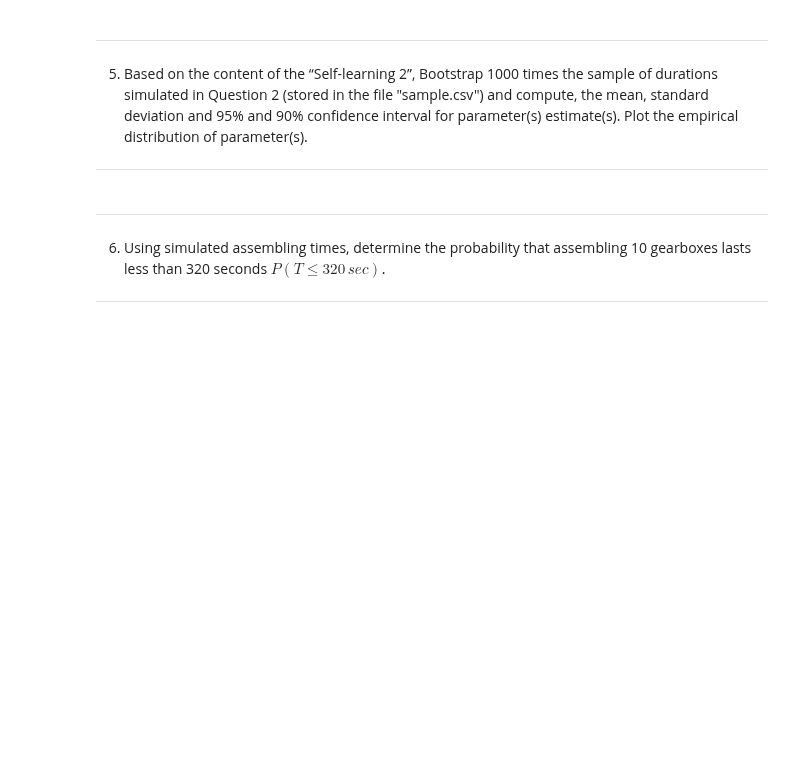
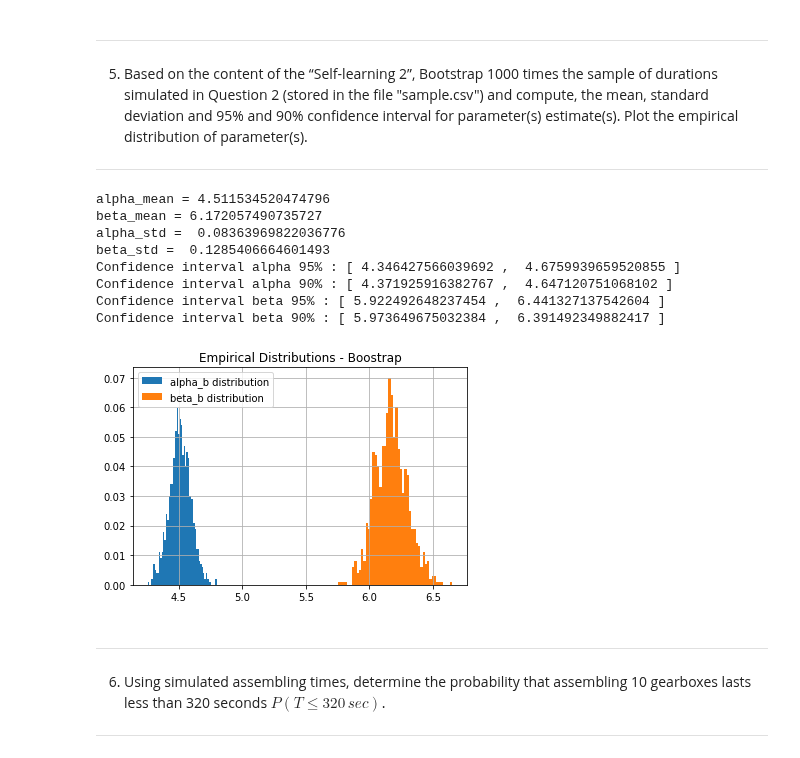
Before and after one commit to evandieren/Statistics-and-Data-Science-LEPL1109, a Jupyter notebook: Hackathon1.ipynb, the cells around one changed output. Saved outputs shown, nothing was run; the diff lists cells and outputs as text; code cells hidden in the pictures; blank space fills up the shorter version.

```diff
--- a/Hackathon1.ipynb
+++ b/Hackathon1.ipynb
@@ -279,3 +278,41 @@ lambda =  0.03571428571428571
+# %%
+import seaborn as sns
+
+M = 1000 # Nombre de fois que l'on veut effectuer un bootstrap
+alpha_b = np.zeros(M)
+beta_b = np.zeros(M)
+for m in np.arange(0,M): # On effectue 1000 fois le bootstrap
+    dat_b = random.choices(population=data, k=5000) # On rééchantillonne parmi l'échantillon issu de "sample.csv"
+    [gamma_alpha,_,gamma_beta] = sc.gamma.fit(dat_b,floc=0) # On détermine les parammètres alpha et beta correspondants
+    alpha_b[m] = gamma_alpha                                # par la log-likelihood maximization
+    beta_b[m] = gamma_beta
+
+# Affichage des résultats
+print("alpha_mean =", np.mean(alpha_b))
+print("beta_mean =", np.mean(beta_b))
+print("alpha_std = ", np.std(alpha_b))
+print("beta_std = ", np.std(beta_b))
+print("Confidence interval alpha 95% : [", np.quantile(alpha_b,q=0.025), ", ",  np.quantile(alpha_b,q=0.975), "]")
+print("Confidence interval alpha 90% : [", np.quantile(alpha_b,q=0.05), ", ",  np.quantile(alpha_b,q=0.95), "]")
+print("Confidence interval beta 95% : [", np.quantile(beta_b,q=0.025), ", ",  np.quantile(beta_b,q=0.975), "]")
+print("Confidence interval beta 90% : [", np.quantile(beta_b,q=0.05), ", ",  np.quantile(beta_b,q=0.95), "]")
+
+#Plot des distributions empiriques
+plt.hist(alpha_b,bins=50, weights=np.ones(len(alpha_b)) / len(alpha_b), density=False, label="alpha_b distribution") ;
+plt.hist(beta_b,bins=50, weights=np.ones(len(beta_b)) / len(beta_b), density=False, label="beta_b distribution") ;
+plt.legend()
+plt.title("Empirical Distributions - Boostrap")
+plt.grid(True)
+# %% [output]
+alpha_mean = 4.511534520474796
+beta_mean = 6.172057490735727
+alpha_std =  0.08363969822036776
+beta_std =  0.1285406664601493
+Confidence interval alpha 95% : [ 4.346427566039692 ,  4.6759939659520855 ]
+Confidence interval alpha 90% : [ 4.371925916382767 ,  4.647120751068102 ]
+Confidence interval beta 95% : [ 5.922492648237454 ,  6.441327137542604 ]
+Confidence interval beta 90% : [ 5.973649675032384 ,  6.391492349882417 ]
+[figure, added]
 # %% [markdown]
 -----------------------------------------------------------------------------------------------------
 
```
Also changed, not shown: parts of 9 cells of this notebook, 1 other file.
